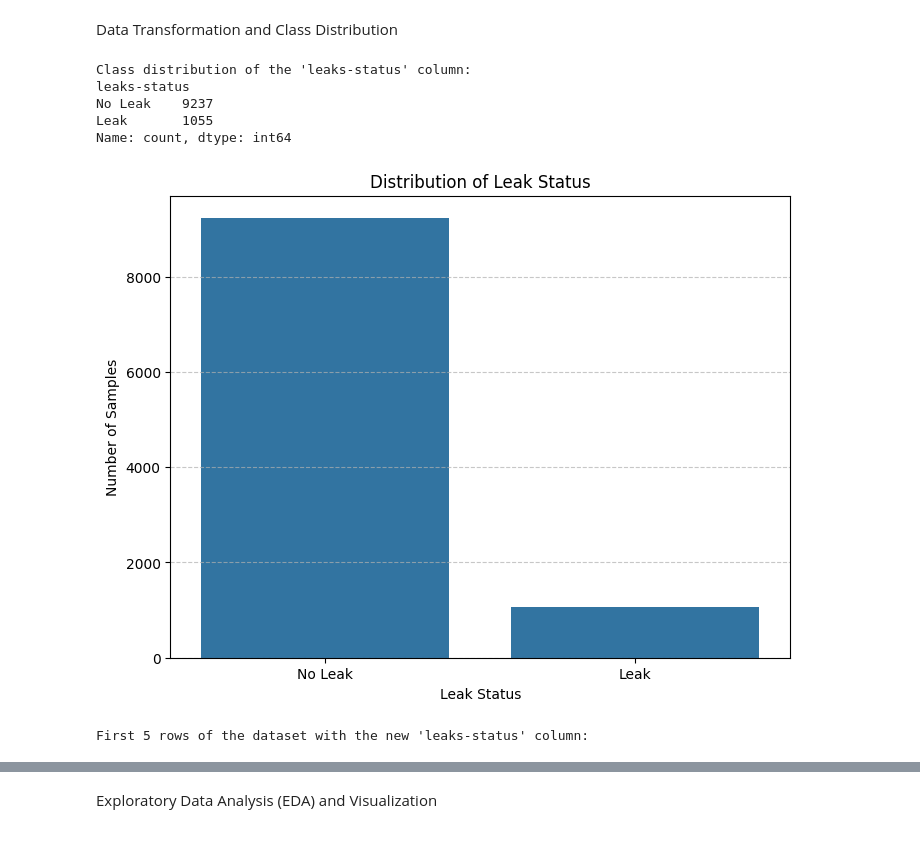
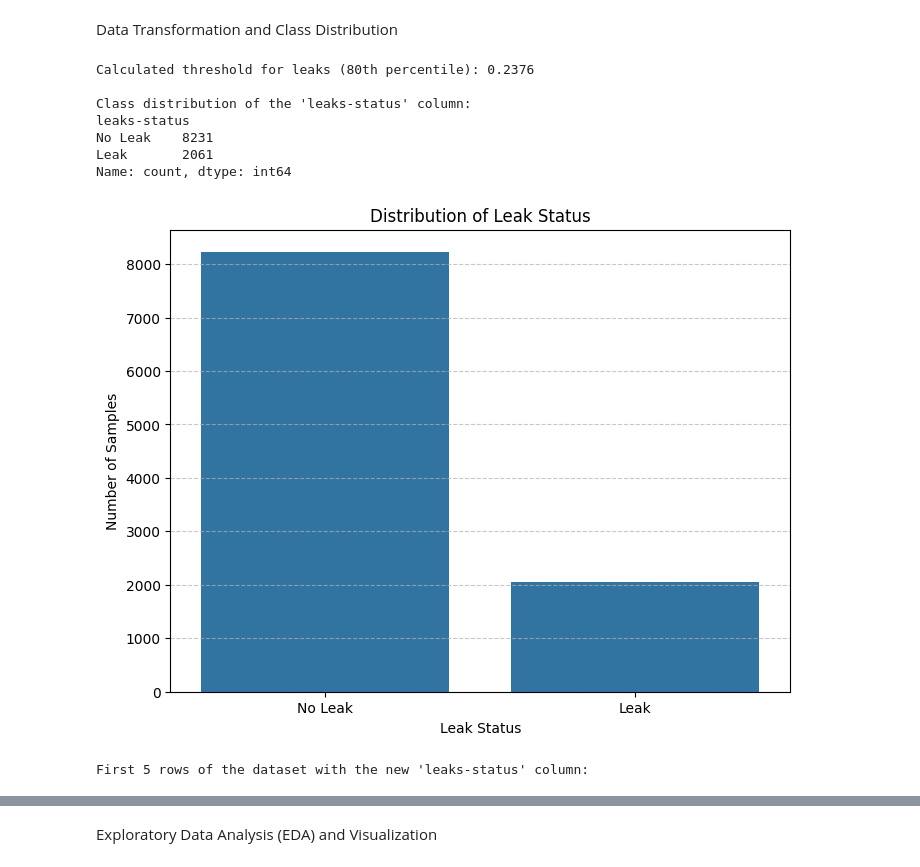
Before and after one commit to ambkingdavid/Leak-Detection-Model, a Jupyter notebook: SVM_LEAK_DETECTION.ipynb, the cells around one changed output, grey strips where cells are left out. Cells and saved outputs as stored; diff of their text form; code cells hidden in the pictures.

```diff
--- a/SVM_LEAK_DETECTION.ipynb
+++ b/SVM_LEAK_DETECTION.ipynb
@@ -45,32 +45,38 @@ memory usage: 723.8 KB
 # %% [markdown]
 Data Transformation and Class Distribution
 # %%
+# Calculate the 80th percentile of the 'CR-corrosion defect' column
+corrosion_threshold = df['CR-corrosion defect'].quantile(0.80)
+print(f"Calculated threshold for leaks (80th percentile): {corrosion_threshold:.4f}")
+
 # Convert the 'CR-corrosion defect' column to the 'leaks-status' target column
-df['leaks-status'] = df['CR-corrosion defect'].apply(lambda x: 'Leak' if x >= 0.250 else 'No Leak')
+df['leaks-status'] = df['CR-corrosion defect'].apply(lambda x: 'Leak' if x >= corrosion_threshold else 'No Leak')
 
 # Display the value counts for the new target column
-print("Class distribution of the 'leaks-status' column:")
+print("\nClass distribution of the 'leaks-status' column:")
 print(df['leaks-status'].value_counts())
 
 # Visualize the class distribution
 plt.figure(figsize=(8, 6))
 sns.countplot(x='leaks-status', data=df)
 plt.title('Distribution of Leak Status')
 plt.xlabel('Leak Status')
 plt.ylabel('Number of Samples')
 plt.grid(axis='y', linestyle='--', alpha=0.7)
 plt.show()
 
 # Display the first few rows with the new column
 print("\nFirst 5 rows of the dataset with the new 'leaks-status' column:")
 df.head()
 # %% [output]
+Calculated threshold for leaks (80th percentile): 0.2376
+
 Class distribution of the 'leaks-status' column:
 leaks-status
-No Leak    9237
-Leak       1055
+No Leak    8231
+Leak       2061
 Name: count, dtype: int64
-[figure, old version]
+[figure, new version]
 First 5 rows of the dataset with the new 'leaks-status' column:
 |  | Wellhead Temp. (C) | Wellhead Press (psi) | MMCFD- gas | BOPD (barrel of oil produced per ... | BWPD (barrel of water produced pe... | ... |
 | 0 | 53.35 | 1105.13 | 12.87 | 1378.93 | 2812.62 | ... |
```
Also changed, not shown: parts of 16 cells of this notebook, 3 other files.
